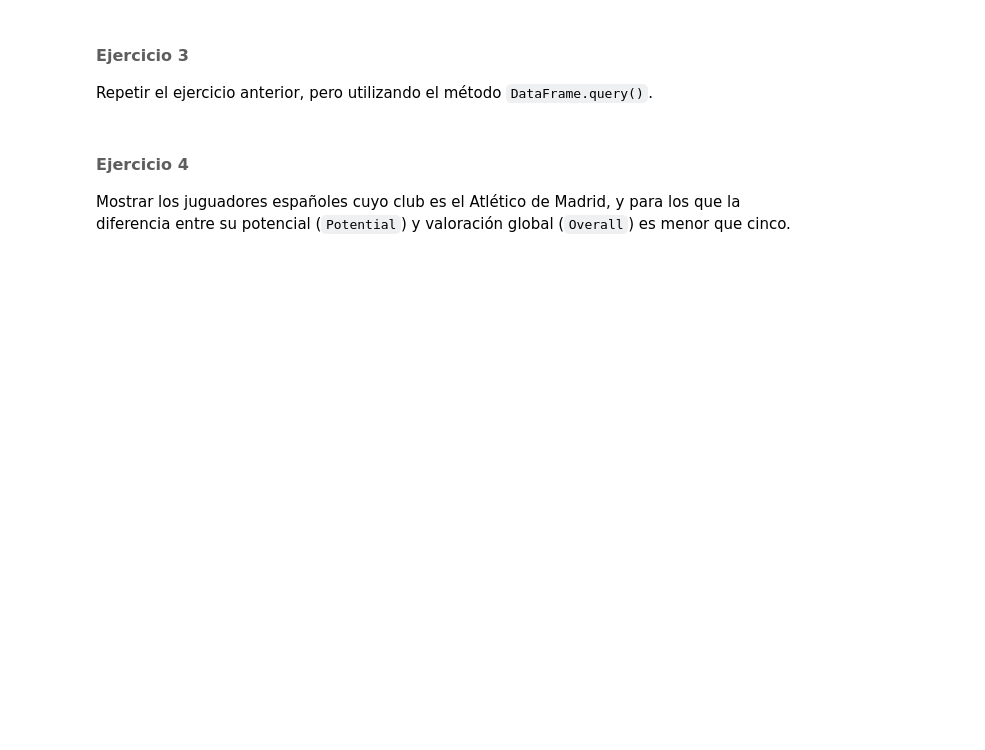
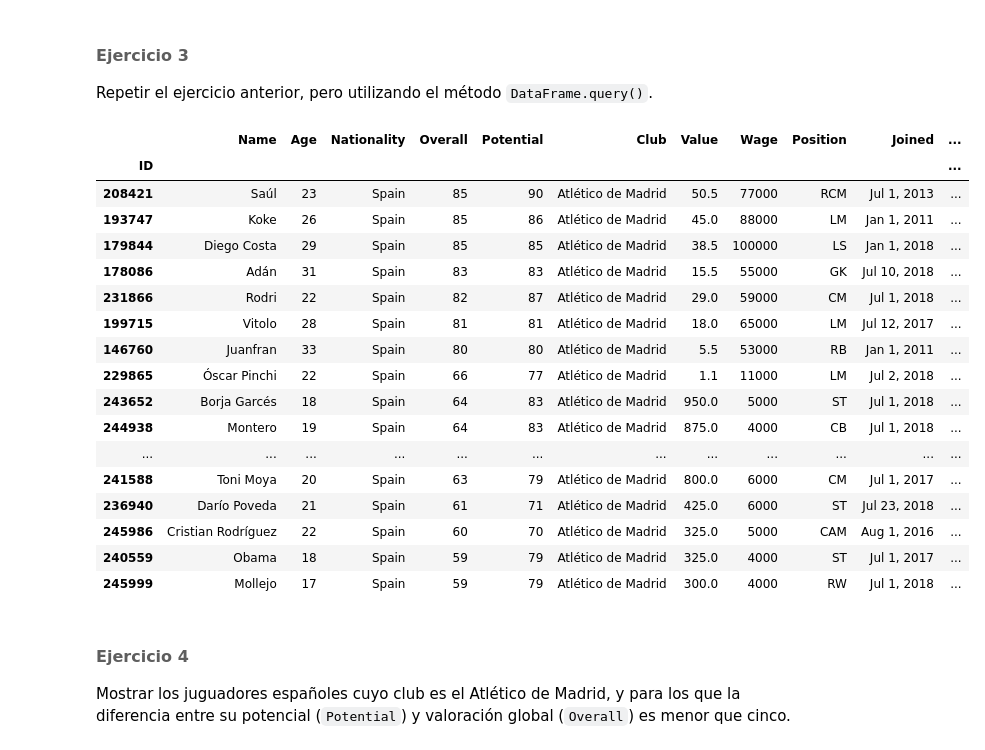
Before and after one commit to aotalwork/PRACTICAS-Y-LIBRETAS, a Jupyter notebook: PRACTICAS AVD/pandas/Ejercicios II.ipynb, the cells around one changed output. Saved outputs shown, nothing was run; the diff lists cells and outputs as text; code cells hidden in the pictures; blank space fills up the shorter version.

```diff
--- a/PRACTICAS AVD/pandas/Ejercicios II.ipynb
+++ b/PRACTICAS AVD/pandas/Ejercicios II.ipynb
@@ -119,6 +187,27 @@ Mostrar las filas correspondientes a los jugadores españoles cuyo club es `Atl
 ### <font size=3 color="#5E5E5E"> <i class="fa fa-pencil-square-o" aria-hidden="true" style="color:#5E5E5E"></i> Ejercicio 3</font>
 
 Repetir el ejercicio anterior, pero utilizando el método `DataFrame.query()`.
+# %%
+df_fifa.query('Club == "Atlético de Madrid" and Nationality == "Spain"')
+# %% [output]
+|  | Name | Age | Nationality | Overall | Potential | Club | Value | Wage | Position | Joined | ... |
+| ID |  |  |  |  |  |  |  |  |  |  | ... |
+| 208421 | Saúl | 23 | Spain | 85 | 90 | Atlético de Madrid | 50.5 | 77000 | RCM | Jul 1, 2013 | ... |
+| 193747 | Koke | 26 | Spain | 85 | 86 | Atlético de Madrid | 45.0 | 88000 | LM | Jan 1, 2011 | ... |
+| 179844 | Diego Costa | 29 | Spain | 85 | 85 | Atlético de Madrid | 38.5 | 100000 | LS | Jan 1, 2018 | ... |
+| 178086 | Adán | 31 | Spain | 83 | 83 | Atlético de Madrid | 15.5 | 55000 | GK | Jul 10, 2018 | ... |
+| 231866 | Rodri | 22 | Spain | 82 | 87 | Atlético de Madrid | 29.0 | 59000 | CM | Jul 1, 2018 | ... |
+| 199715 | Vitolo | 28 | Spain | 81 | 81 | Atlético de Madrid | 18.0 | 65000 | LM | Jul 12, 2017 | ... |
+| 146760 | Juanfran | 33 | Spain | 80 | 80 | Atlético de Madrid | 5.5 | 53000 | RB | Jan 1, 2011 | ... |
+| 229865 | Óscar Pinchi | 22 | Spain | 66 | 77 | Atlético de Madrid | 1.1 | 11000 | LM | Jul 2, 2018 | ... |
+| 243652 | Borja Garcés | 18 | Spain | 64 | 83 | Atlético de Madrid | 950.0 | 5000 | ST | Jul 1, 2018 | ... |
+| 244938 | Montero | 19 | Spain | 64 | 83 | Atlético de Madrid | 875.0 | 4000 | CB | Jul 1, 2018 | ... |
+| ... | ... | ... | ... | ... | ... | ... | ... | ... | ... | ... | ... |
+| 241588 | Toni Moya | 20 | Spain | 63 | 79 | Atlético de Madrid | 800.0 | 6000 | CM | Jul 1, 2017 | ... |
+| 236940 | Darío Poveda | 21 | Spain | 61 | 71 | Atlético de Madrid | 425.0 | 6000 | ST | Jul 23, 2018 | ... |
+| 245986 | Cristian Rodríguez | 22 | Spain | 60 | 70 | Atlético de Madrid | 325.0 | 5000 | CAM | Aug 1, 2016 | ... |
+| 240559 | Obama | 18 | Spain | 59 | 79 | Atlético de Madrid | 325.0 | 4000 | ST | Jul 1, 2017 | ... |
+| 245999 | Mollejo | 17 | Spain | 59 | 79 | Atlético de Madrid | 300.0 | 4000 | RW | Jul 1, 2018 | ... |
 # %% [markdown]
 ### <font size=3 color="#5E5E5E"> <i class="fa fa-pencil-square-o" aria-hidden="true" style="color:#5E5E5E"></i> Ejercicio 4</font>
 
```
Also changed, not shown: parts of 15 cells of this notebook, 4 other files.
